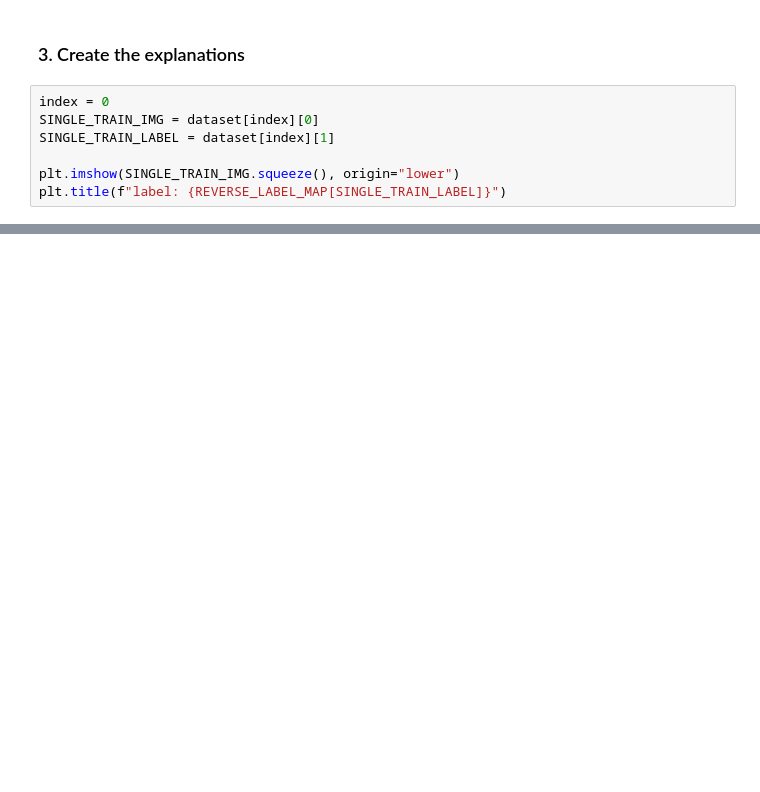
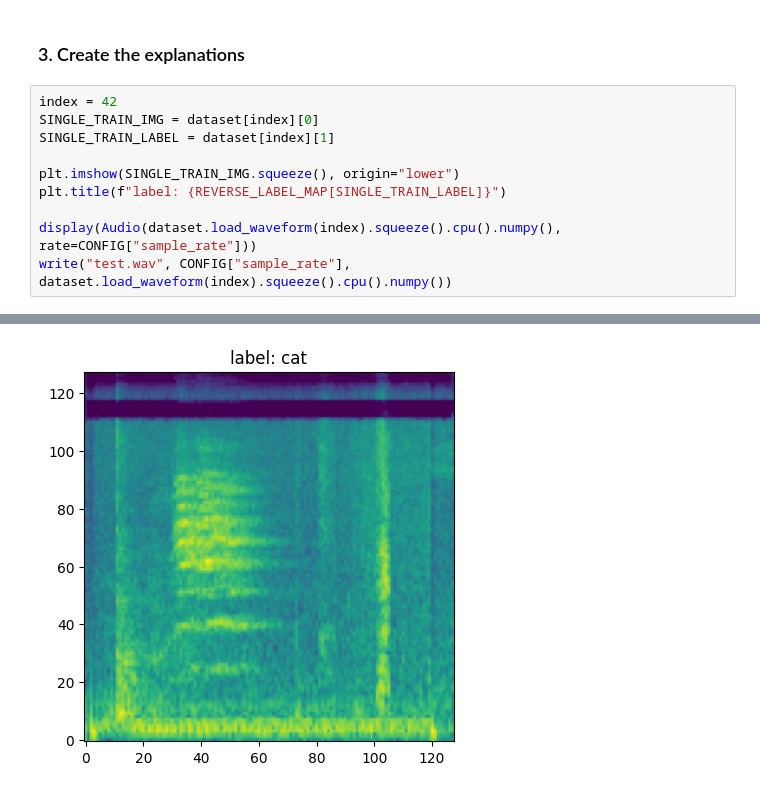
Before and after one commit to LukaVanHoeven/woofsandmeows, a Jupyter notebook: explain.ipynb, the cells around one changed output, grey strips where cells are left out. Cells and saved outputs as stored; diff of their text form; blank space fills up the shorter version.

Commit message:
Add humanly interpretable qualitative explanations in notebook, small fix in audio_dataset

```diff
--- a/explain.ipynb
+++ b/explain.ipynb
@@ -162,9 +196,13 @@ model.load_state_dict(state_dict)
 # %% [markdown]
 ### 3. Create the explanations
 # %%
-index = 0
+index = 42
 SINGLE_TRAIN_IMG = dataset[index][0]
 SINGLE_TRAIN_LABEL = dataset[index][1]
 
 plt.imshow(SINGLE_TRAIN_IMG.squeeze(), origin="lower")
 plt.title(f"label: {REVERSE_LABEL_MAP[SINGLE_TRAIN_LABEL]}")
+
+display(Audio(dataset.load_waveform(index).squeeze().cpu().numpy(), rate=CONFIG["sample_rate"]))
+write("test.wav", CONFIG["sample_rate"], dataset.load_waveform(index).squeeze().cpu().numpy())
+# %% [output]
@@ -171,2 +210,3 @@ plt.title(f"label: {REVERSE_LABEL_MAP[SINGLE_TRAIN_LABEL]}")
+[figure, added]
 # %%
 model.eval()
```
Also changed, not shown: parts of 17 cells of this notebook, 1 other file.
